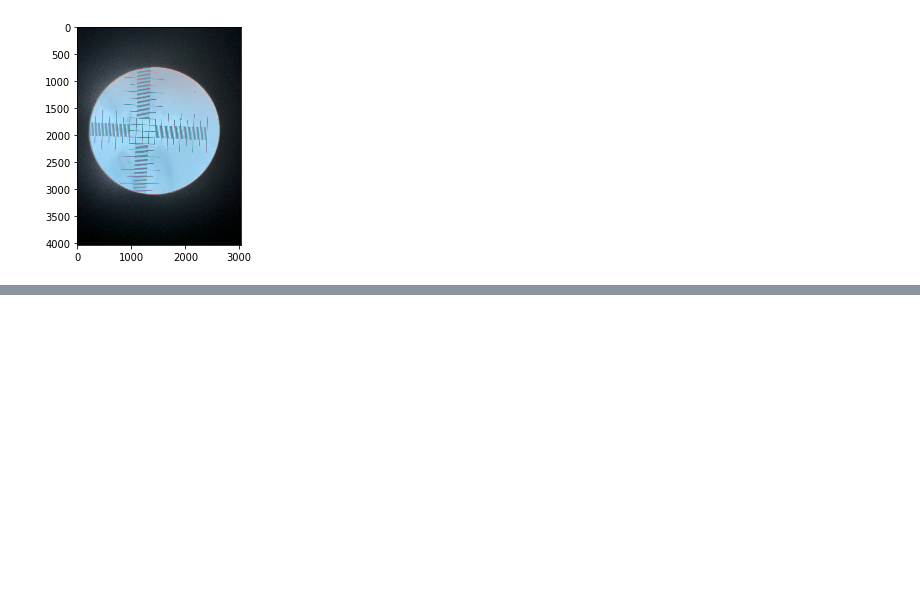
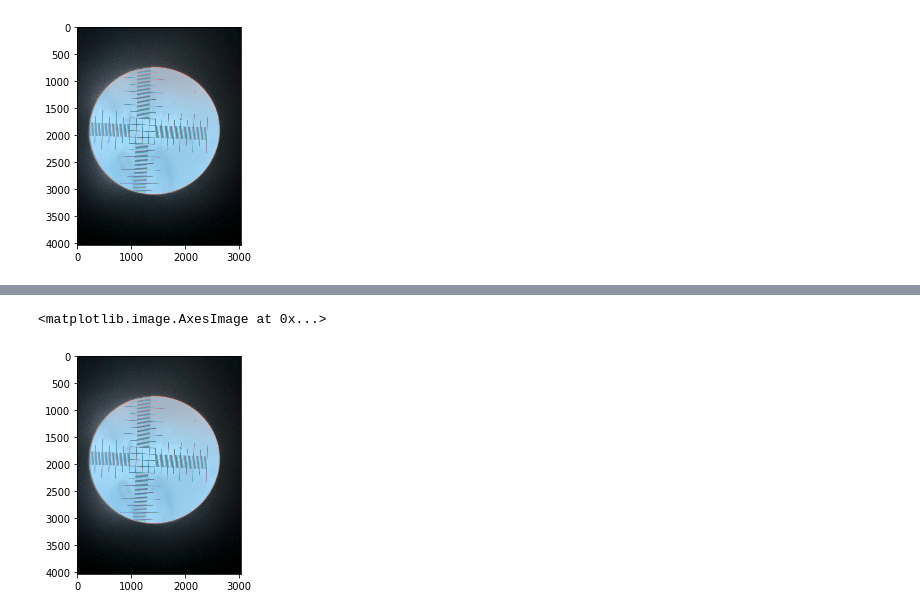
Before and after one commit to danielbarco/malatec, a Jupyter notebook: Notebooks/Circle detection.ipynb, the cells around one changed output, grey strips where cells are left out. Drawn from its saved outputs; the diff is of its cells as text; code cells hidden in the pictures; blank space fills up the shorter version.

```diff
--- a/Notebooks/Circle detection.ipynb
+++ b/Notebooks/Circle detection.ipynb
@@ -68,0 +123,12 @@ plt.imshow(circles)
+# %%
+# load the input image and associated mask from disk
+image = cv2.imread('Images/IMG_1716.JPG')
+mask = cv2.imread('Images/IMG_1716.JPG', cv2.IMREAD_GRAYSCALE)
+# apply a bitwise mask to show what the rough, approximate mask would
+# give us
+roughOutput = cv2.bitwise_and(image, image, mask=mask)
+# show the rough, approximated output
+plt.imshow(roughOutput)
+# %% [output]
+<matplotlib.image.AxesImage at 0x...>
+[figure, added]
```
Also changed, not shown: parts of 17 cells of this notebook.
